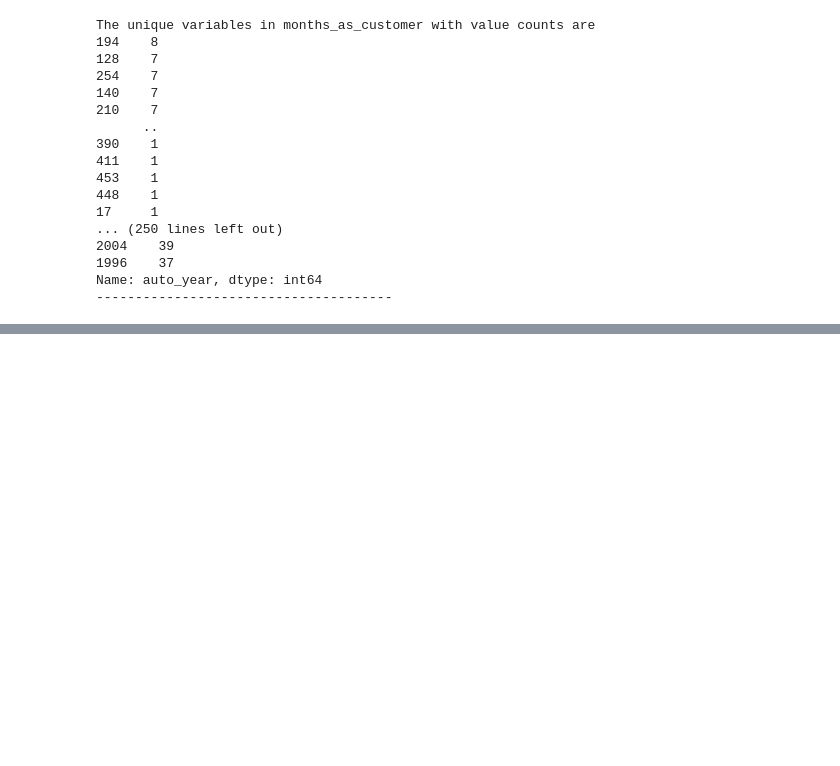
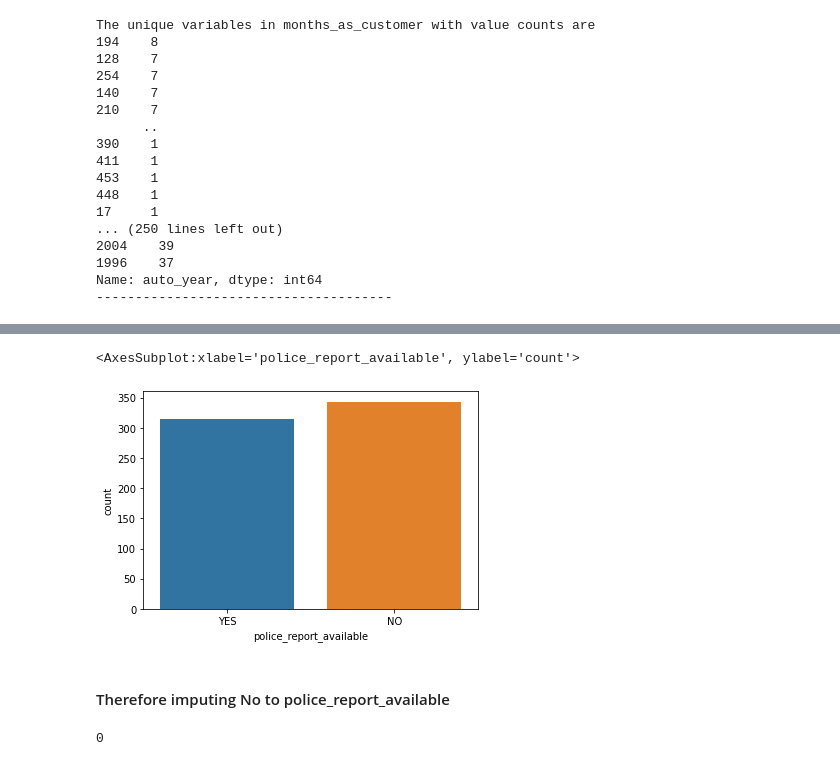
Before and after one commit to akhilmatta89/DT_Evaluation_Projects, a Jupyter notebook: insurance_pred/insurance_fraud_detection.ipynb, the cells around one changed output, grey strips where cells are left out. Saved outputs shown, nothing was run; the diff lists cells and outputs as text; code cells hidden in the pictures; blank space fills up the shorter version.

```diff
--- a/insurance_pred/insurance_fraud_detection.ipynb
+++ b/insurance_pred/insurance_fraud_detection.ipynb
@@ -211,0 +381,7 @@ Name: auto_year, dtype: int64
+# %%
+sns.countplot(df.police_report_available)
+# %% [output]
+<AxesSubplot:xlabel='police_report_available', ylabel='count'>
+[figure, added]
+# %% [markdown]
+#### Therefore imputing No to police_report_available
@@ -211,0 +393,4 @@ Name: auto_year, dtype: int64
+# %%
+df.police_report_available.isnull().sum()
+# %% [output]
+0
```
Also changed, not shown: parts of 146 cells of this notebook, 3 other files.
